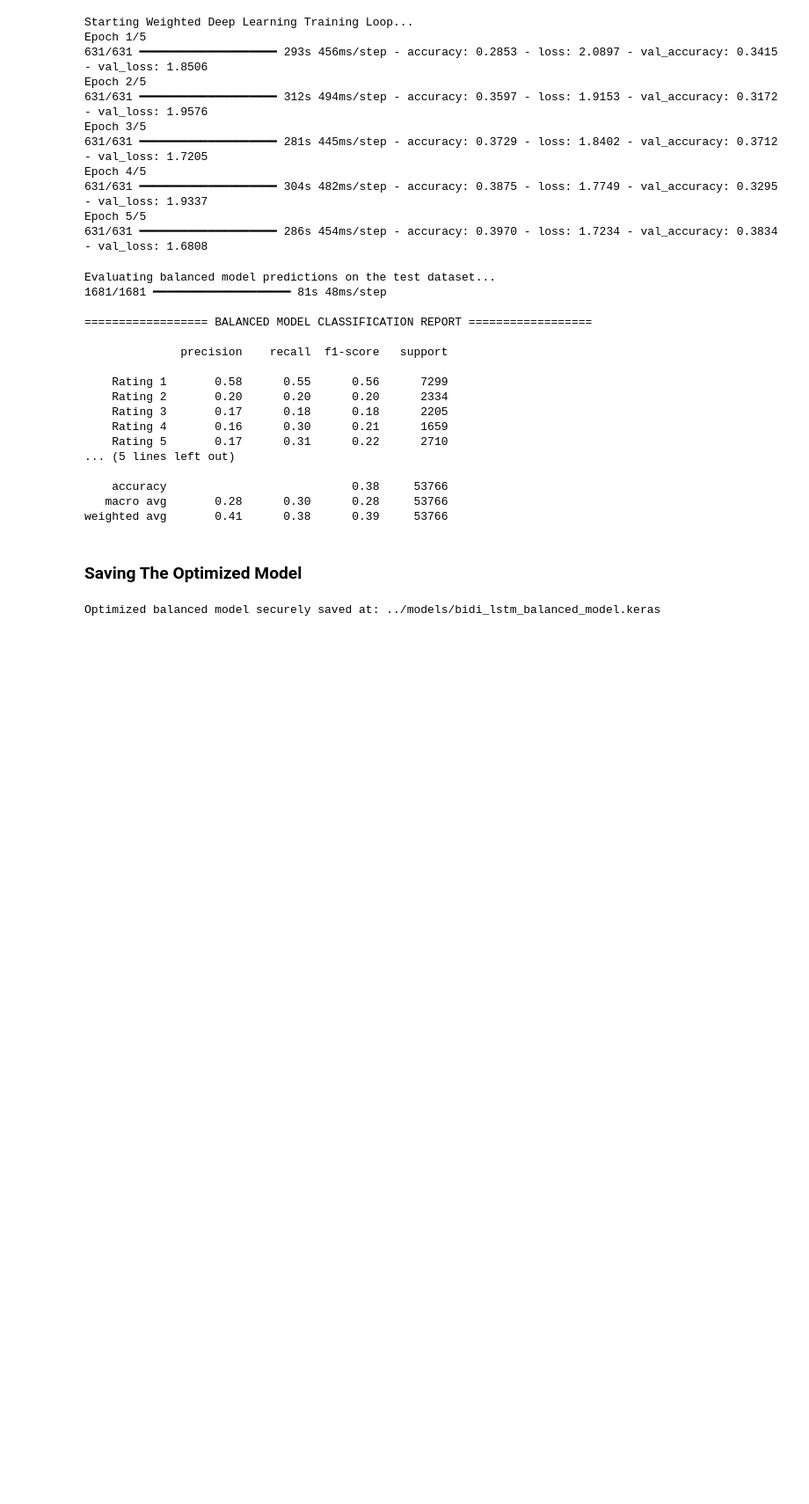
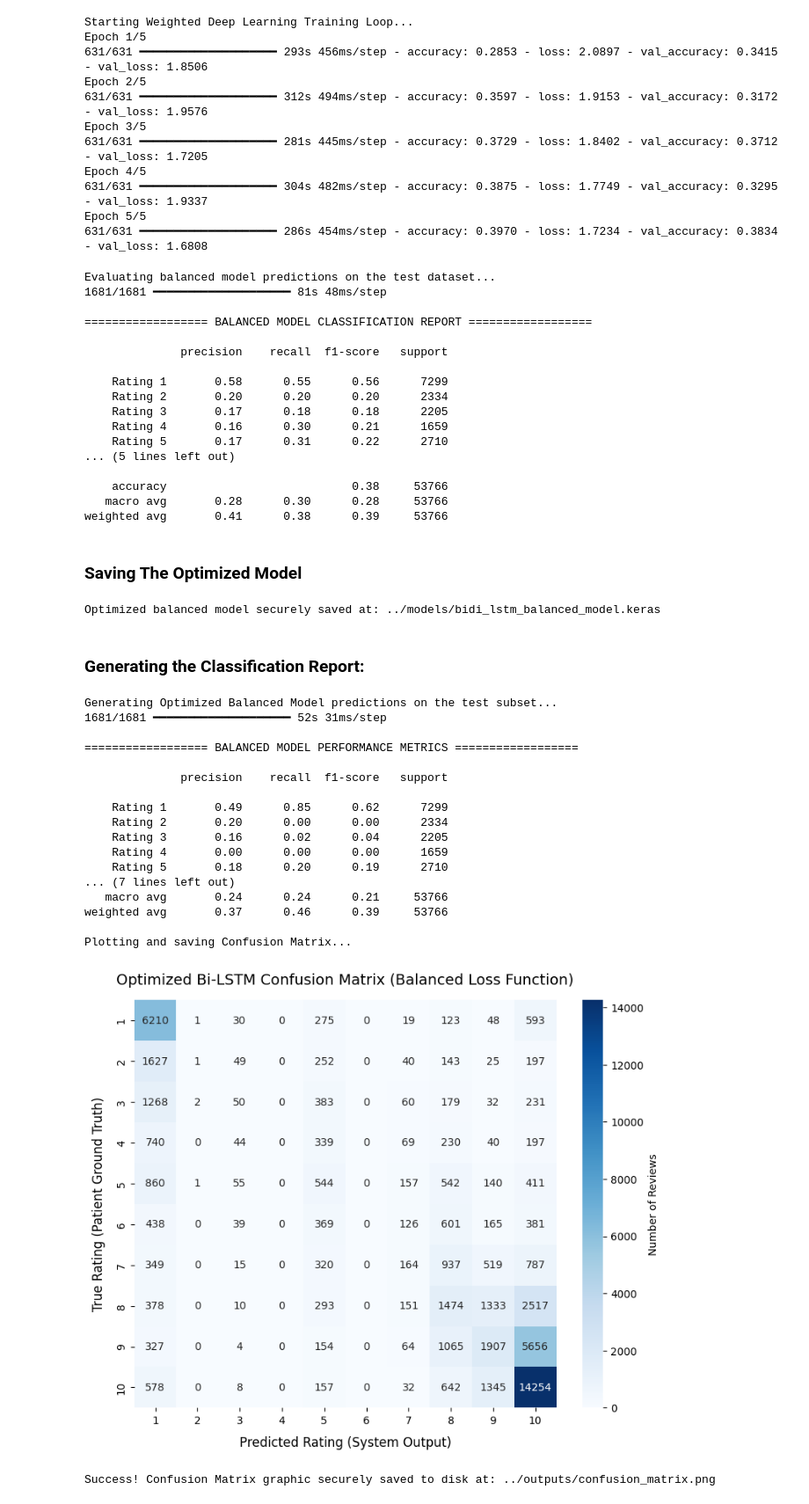
Before and after one commit to Hana-esf/drug-review-rating-prediction, a Jupyter notebook: notebooks/03_Training.ipynb, the cells around one changed output. Shown at 88% size. Saved outputs shown, nothing was run; the diff lists cells and outputs as text; code cells hidden in the pictures; blank space fills up the shorter version.

```diff
--- a/notebooks/03_Training.ipynb
+++ b/notebooks/03_Training.ipynb
@@ -326,3 +326,77 @@ balanced_model.save(balanced_model_path)
 print(f"Optimized balanced model securely saved at: {balanced_model_path}")
 # %% [output]
 Optimized balanced model securely saved at: ../models/bidi_lstm_balanced_model.keras
+# %% [markdown]
+### Generating the Classification Report:
+# %%
+import os
+import numpy as np
+import pandas as pd
+import seaborn as sns
+import matplotlib.pyplot as plt
+from sklearn.metrics import classification_report, confusion_matrix
+
+print("Generating Optimized Balanced Model predictions on the test subset...")
+
+# 1. Generate predictions from your loaded balanced model
+# Note: if your gen AI notebook named the model variable something else, swap out `model` here
+raw_preds_full = model.predict(X_test, verbose=1)
+
+# 2. Extract highest probability indices (0-9 scale) and shift back to human ratings (1-10)
+y_pred_shifted = np.argmax(raw_preds_full, axis=1)
+y_pred = y_pred_shifted + 1
+y_true = y_test  # Original ground truth labels (1-10 scale)
+
+# 3. Print the Final Balanced Classification Report to your console
+print("\n================== BALANCED MODEL PERFORMANCE METRICS ==================\n")
+target_names = [f"Rating {i}" for i in range(1, 11)]
+print(classification_report(y_true, y_pred, target_names=target_names))
+
+# 4. Generate and Plot the Confusion Matrix
+print("Plotting and saving Confusion Matrix...")
+cm = confusion_matrix(y_true, y_pred)
+
+plt.figure(figsize=(9, 7))
+sns.heatmap(
+    cm,
+    annot=True,
+    fmt='d',
+    cmap='Blues',
+    xticklabels=range(1, 11),
+    yticklabels=range(1, 11),
+    cbar_kws={'label': 'Number of Reviews'}
+)
+
+plt.title('Optimized Bi-LSTM Confusion Matrix (Balanced Loss Function)', fontsize=14, pad=15)
+plt.xlabel('Predicted Rating (System Output)', fontsize=12, labelpad=10)
+plt.ylabel('True Rating (Patient Ground Truth)', fontsize=12, labelpad=10)
+
+# 5. Securely save the matrix into your outputs folder for the PDF report
+output_dir = os.path.join('..', 'outputs')
+os.makedirs(output_dir, exist_ok=True)
+matrix_path = os.path.join(output_dir, 'confusion_matrix.png')
+
+plt.savefig(matrix_path, bbox_inches='tight', dpi=300)
+plt.show()
+
+print(f"\nSuccess! Confusion Matrix graphic securely saved to disk at: {matrix_path}")
+# %% [output]
+Generating Optimized Balanced Model predictions on the test subset...
+1681/1681 ━━━━━━━━━━━━━━━━━━━━ 52s 31ms/step
+
+================== BALANCED MODEL PERFORMANCE METRICS ==================
+
+              precision    recall  f1-score   support
+
+    Rating 1       0.49      0.85      0.62      7299
+    Rating 2       0.20      0.00      0.00      2334
+    Rating 3       0.16      0.02      0.04      2205
+    Rating 4       0.00      0.00      0.00      1659
+    Rating 5       0.18      0.20      0.19      2710
+... (7 lines left out)
+   macro avg       0.24      0.24      0.21     53766
+weighted avg       0.37      0.46      0.39     53766
+
+Plotting and saving Confusion Matrix...
+[figure, added]
+Success! Confusion Matrix graphic securely saved to disk at: ../outputs/confusion_matrix.png
```
Also changed, not shown: parts of 1 cell of this notebook, 4 other files.
